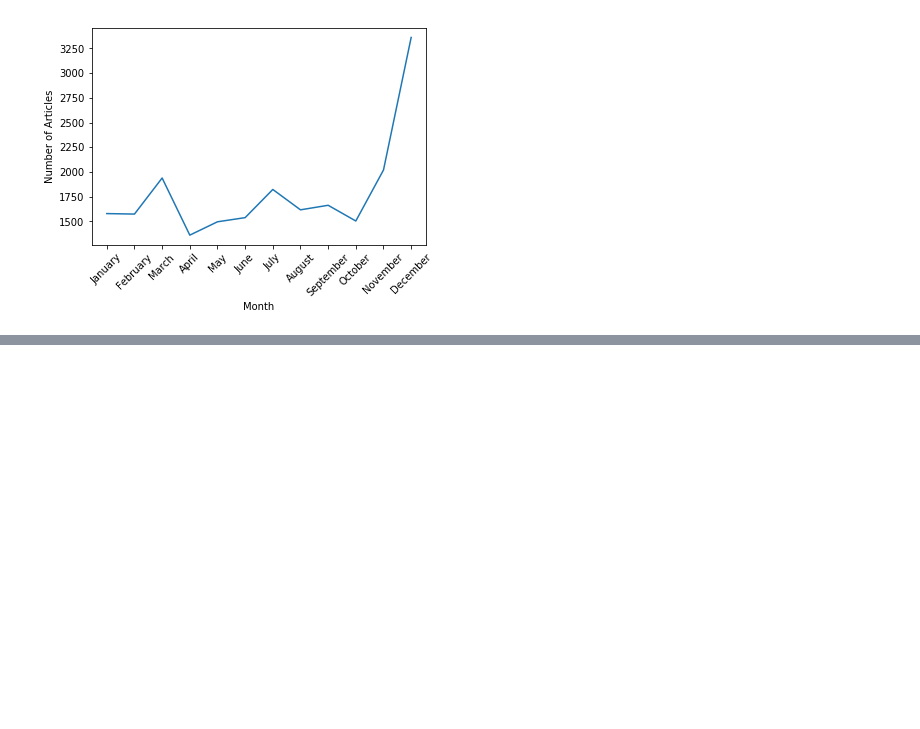
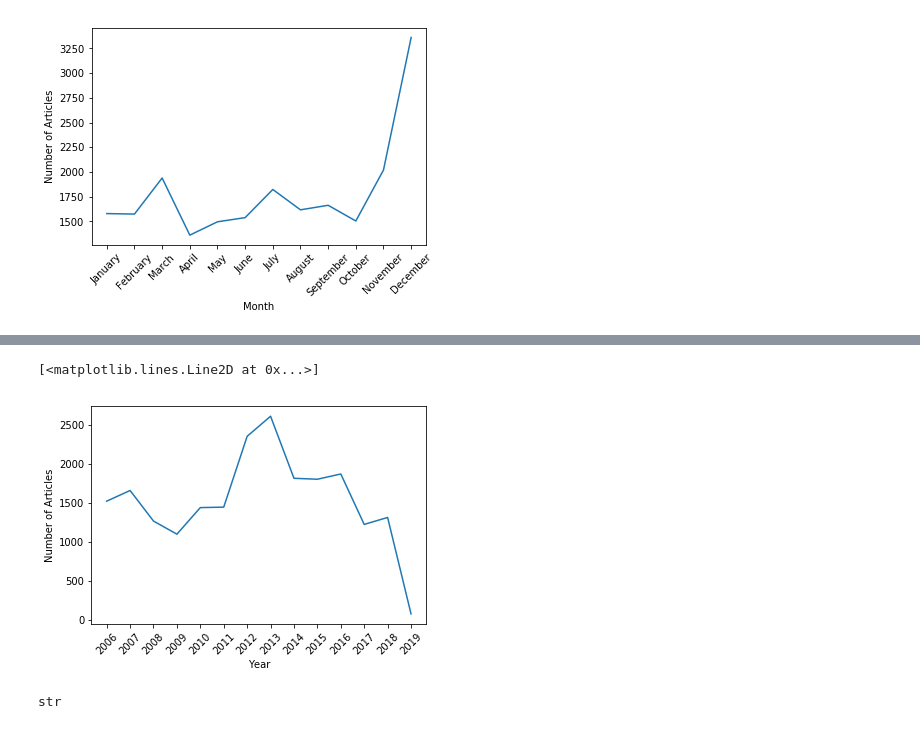
Before and after one commit to rushmash91/HIV, a Jupyter notebook: arush/scripts/plotting.ipynb, the cells around one changed output, grey strips where cells are left out. Cells and saved outputs as stored; diff of their text form; code cells hidden in the pictures; blank space fills up the shorter version.

Commit message:
plots, managing timelines

```diff
--- a/arush/scripts/plotting.ipynb
+++ b/arush/scripts/plotting.ipynb
@@ -62,3 +57,7 @@ ax1.plot(final)
 # %% [output]
 [<matplotlib.lines.Line2D at 0x...>]
 [figure]
+# %%
+count_years = Counter(years)
+del count_years['date']
+count_years
@@ -64,0 +79,29 @@ ax1.plot(final)
+# %%
+keys = list(count_years.keys())
+values = list(count_years.values())
+final = pd.DataFrame(keys, columns=['month'])
+months_sorted = sorted(keys, key=lambda day: datetime.strptime(day, "%Y"))
+months_sorted = pd.DataFrame(months_sorted, columns=['month'])
+final['articles'] = values
+final = months_sorted.set_index('month').join(final.set_index('month'))
+# %%
+fig = plt.figure()
+ax1 = plt.subplot()
+for tick in ax1.get_xticklabels():
+    tick.set_rotation(45)
+plt.xlabel('Year')
+plt.ylabel('Number of Articles')
+ax1.plot(final)
+# %% [output]
+[<matplotlib.lines.Line2D at 0x...>]
+[figure, added]
+# %%
+df2 = pd.read_csv('../CSVs/hindu_articles.csv')
+date = df['date']
+years = [x[-4:] for x in df['date']]
+month = [x[:-9] for x in df['date']]
+years = pd.Series(years)
+month = pd.Series(month)
+type(years[0])
+# %% [output]
+str
```
Also changed, not shown: parts of 7 cells of this notebook, 1 other file.
